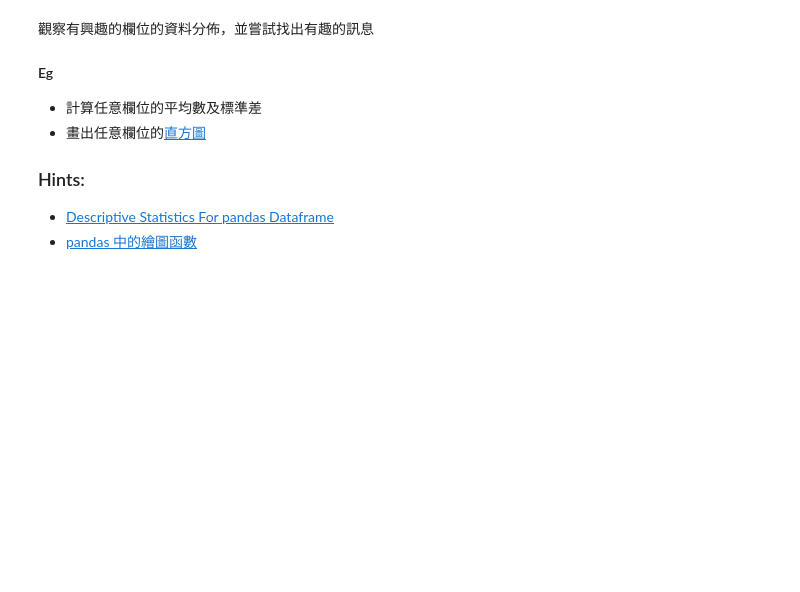
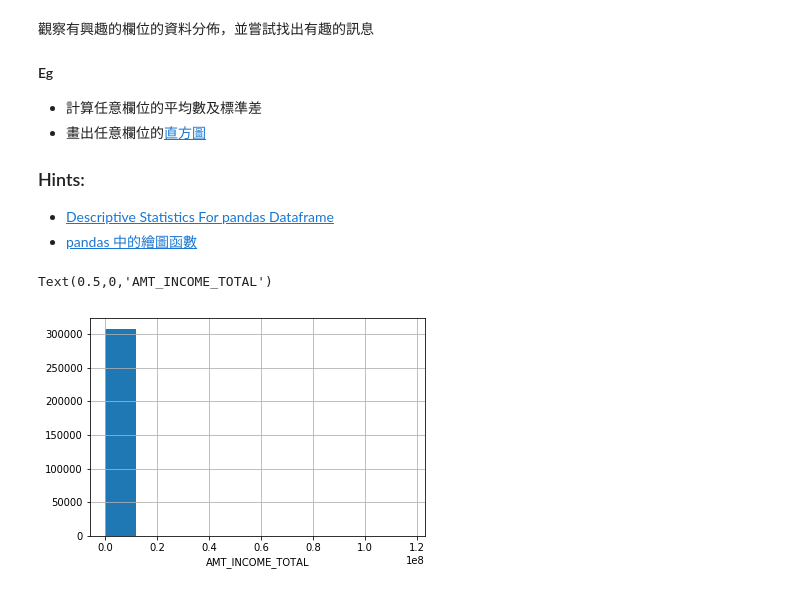
Before and after one commit to a37950456/100Day-ML-Marathon, a Jupyter notebook: homework/Day_005_HW.ipynb, the cells around one changed output. Saved outputs shown, nothing was run; the diff lists cells and outputs as text; code cells hidden in the pictures; blank space fills up the shorter version.

```diff
--- a/homework/Day_005_HW.ipynb
+++ b/homework/Day_005_HW.ipynb
@@ -67,3 +68,9 @@ app_train['DAYS_REGISTRATION'].hist()
 ### Hints:
 - [Descriptive Statistics For pandas Dataframe](https://chrisalbon.com/python/data_wrangling/pandas_dataframe_descriptive_stats/)
 - [pandas 中的繪圖函數](https://amaozhao.gitbooks.io/pandas-notebook/content/pandas%E4%B8%AD%E7%9A%84%E7%BB%98%E5%9B%BE%E5%87%BD%E6%95%B0.html)
+# %%
+app_train['AMT_INCOME_TOTAL'].hist()
+plt.xlabel('AMT_INCOME_TOTAL')
+# %% [output]
+Text(0.5,0,'AMT_INCOME_TOTAL')
+[figure, added]
```
Also changed, not shown: parts of 2 cells of this notebook.
